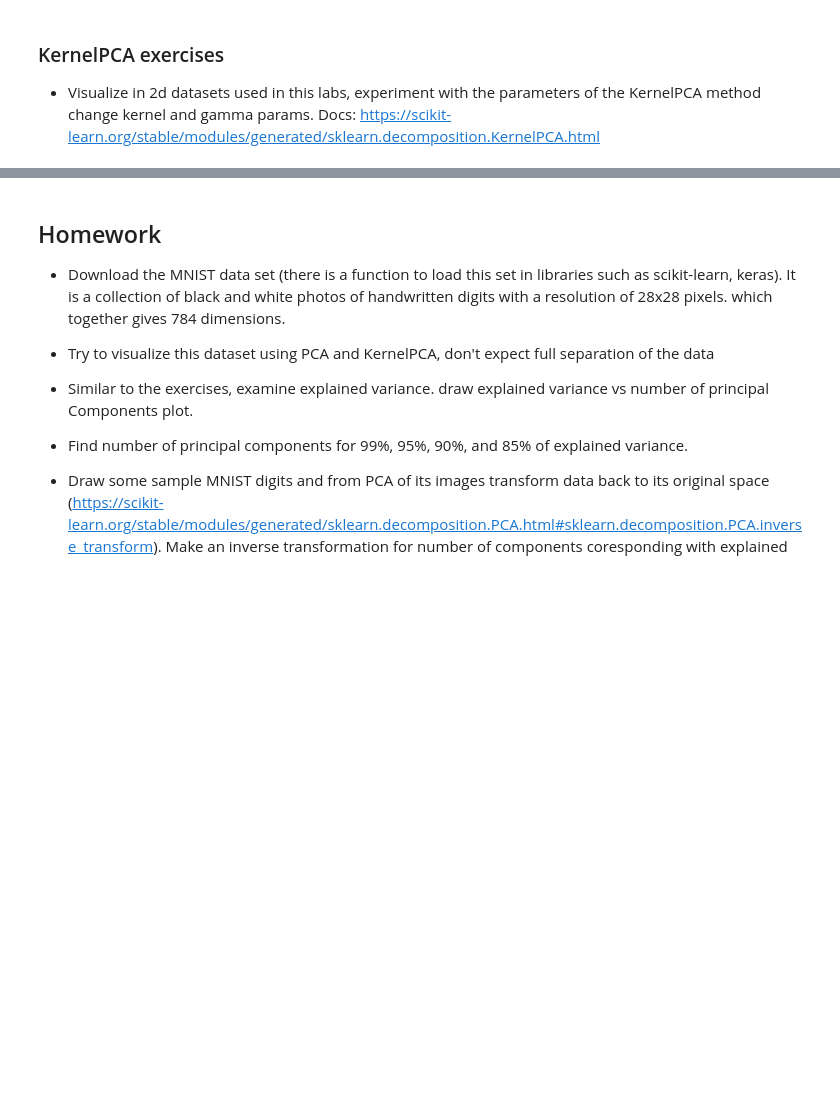
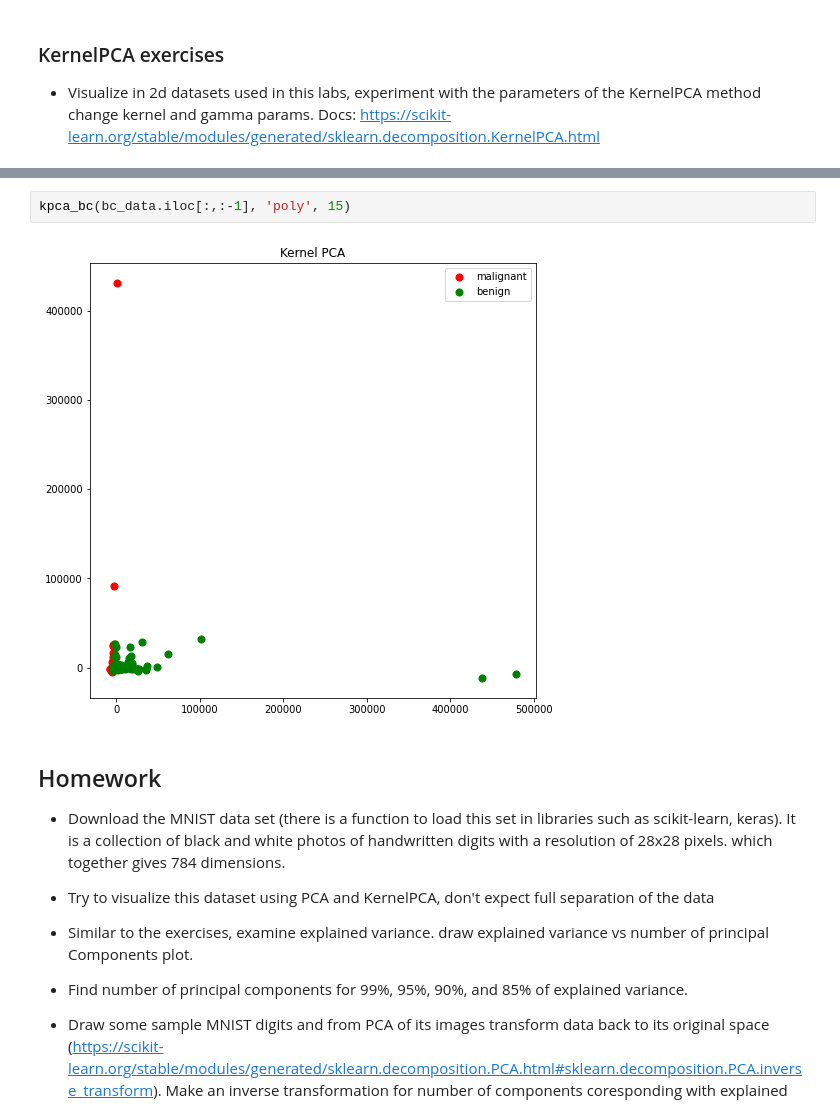
Before and after one commit to PKopel/data-embedding, a Jupyter notebook: pca_kernelpca_lab.ipynb, the cells around one changed output, grey strips where cells are left out. Cells and saved outputs as stored; diff of their text form; blank space fills up the shorter version.

```diff
--- a/pca_kernelpca_lab.ipynb
+++ b/pca_kernelpca_lab.ipynb
@@ -393,3 +442,7 @@ plt.show()
+# %%
+kpca_bc(bc_data.iloc[:,:-1], 'poly', 15)
+# %% [output]
+[figure, added]
 # %% [markdown]
 ## Homework
 
```
Also changed, not shown: parts of 5 cells of this notebook.
